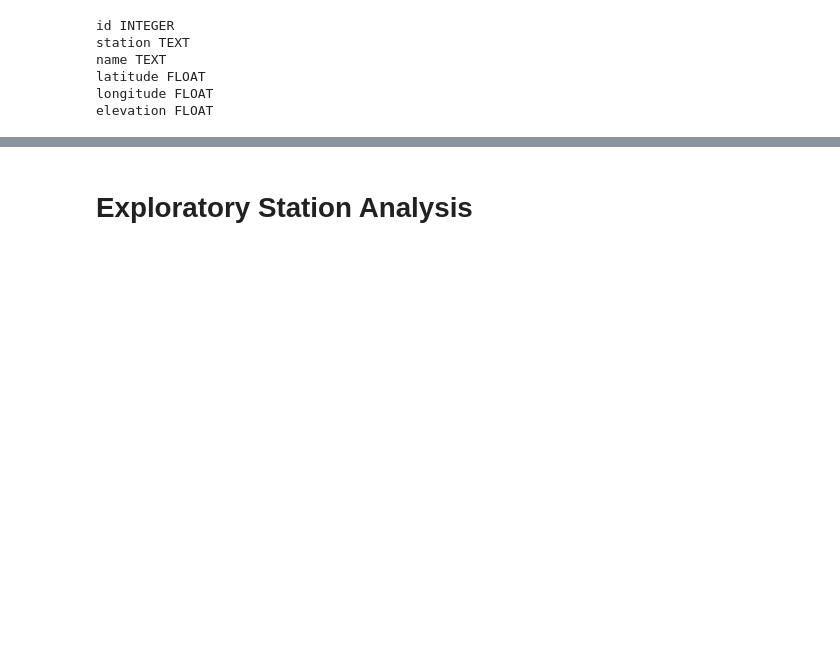
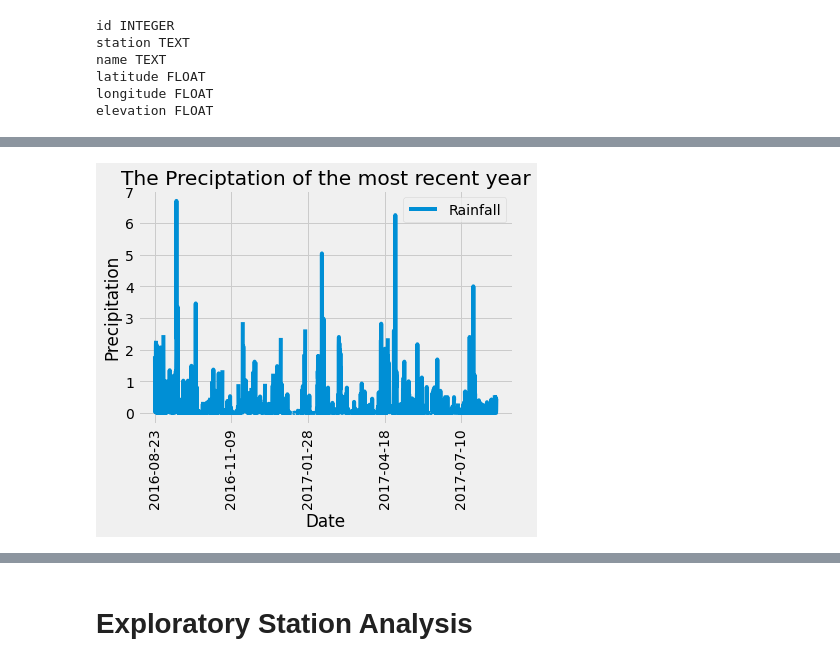
Before and after one commit to TracieDiepBautista/Hawaii_Climate, a Jupyter notebook: climate_queries.ipynb, the cells around one changed output, grey strips where cells are left out. Drawn from its saved outputs; the diff is of its cells as text; code cells hidden in the pictures; blank space fills up the shorter version.

```diff
--- a/climate_queries.ipynb
+++ b/climate_queries.ipynb
@@ -111,5 +131,7 @@ elevation FLOAT
 # %%
 # Perform a query to retrieve the data and precipitation scores
-# JOINs
-session.query(measurement.station, station.station).limit(10).all()
+# for the most recent 12 months
+tracie = session.query(measurement.date, measurement.prcp).\
+    filter(measurement.date >= oneyear_date).all()
+tracie
 # %% [output]
@@ -126,2 +155,4 @@ session.query(measurement.station, station.station).limit(10).all()
 # %%
 # Save the query results as a Pandas DataFrame and set the index to the date column
+panda = pd.DataFrame(tracie,columns = ["Date","Rainfall"])
+panda
@@ -128,2 +173,4 @@ session.query(measurement.station, station.station).limit(10).all()
 # %%
 # Sort the dataframe by date
+panda_sort = panda.sort_values("Date")
+panda_sort
@@ -130 +191,10 @@ session.query(measurement.station, station.station).limit(10).all()
+# %%
+# Use Pandas Plotting with Matplotlib to plot the data
+panda_sort.plot(x="Date",y="Rainfall",rot = 90)
+plt.xlabel("Date")
+plt.ylabel("Precipitation")
+plt.title("The Preciptation of the most recent year")
+plt.show()
+# %% [output]
+[figure, added]
 # %%
```
Also changed, not shown: parts of 24 cells of this notebook.
